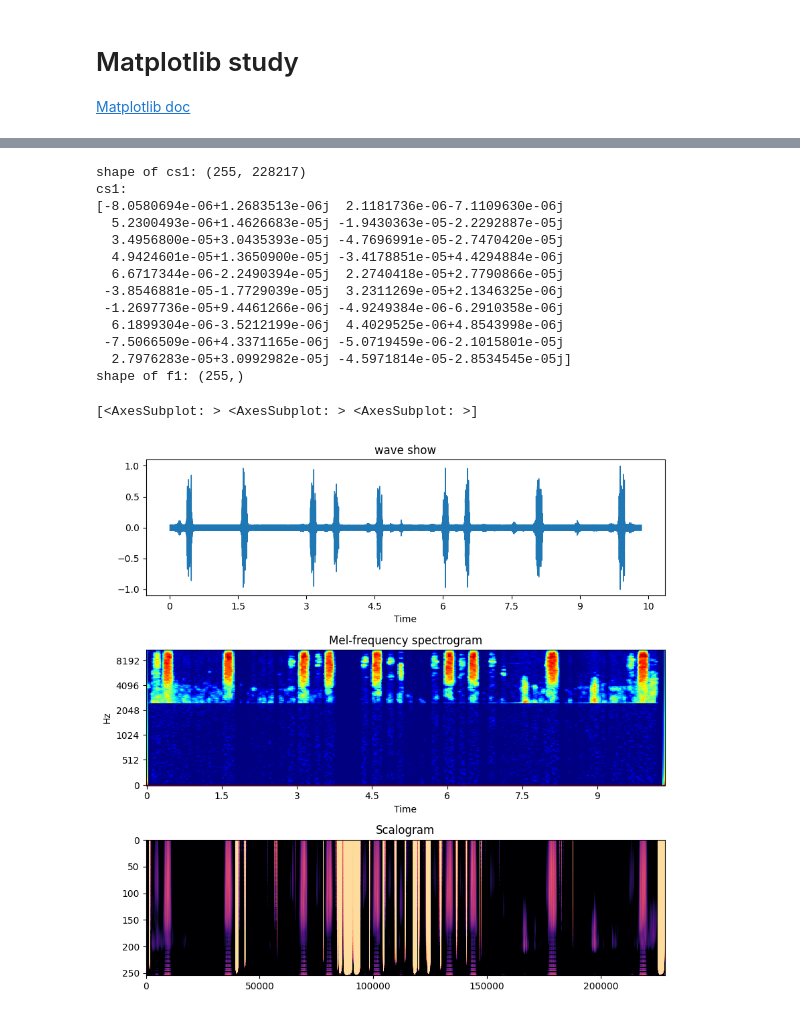
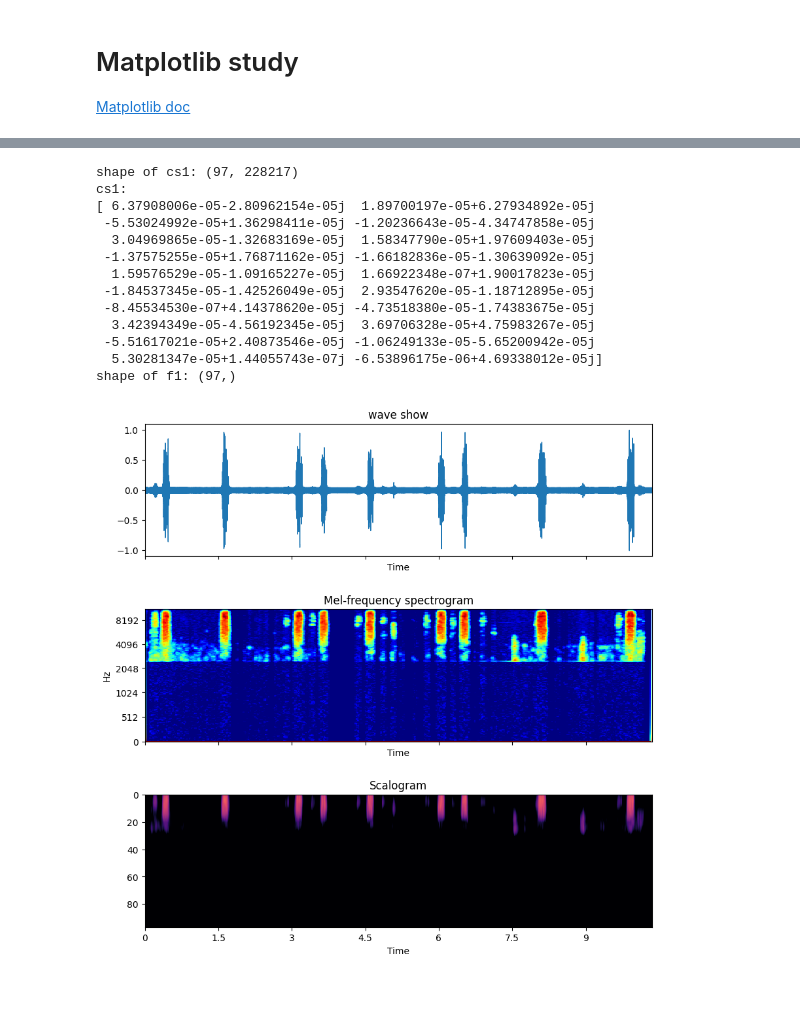
Before and after one commit to ryanz22/PestDataprocess, a Jupyter notebook: notebooks/matplotlib-trial.ipynb, the cells around one changed output, grey strips where cells are left out. Cells and saved outputs as stored; diff of their text form; code cells hidden in the pictures.

Commit message:
fix insect plot and add logging

```diff
--- a/notebooks/matplotlib-trial.ipynb
+++ b/notebooks/matplotlib-trial.ipynb
@@ -35,42 +32,47 @@ S_db = librosa.power_to_db(S, ref=np.max)
 
 d2, sr2 = librosa.load(fn)
 d2 = minmax_scale(d2 - d2.mean(), feature_range=(-1,1))
-cs1, f1 = cwt3(d2, nv=12, sr=sr2, low_freq=40)
+cs1, f1 = cwt2(d2, nv=12, sr=sr2, low_freq=40)
+#cs1, f1 = cwt3(d2, nv=12, sr=sr2, low_freq=40)
 print(f'shape of cs1: {cs1.shape}')
 print(f'cs1:\n{cs1[10][52000:52020]}')
 print(f'shape of f1: {f1.shape}')
 # %% [output]
-shape of cs1: (255, 228217)
+shape of cs1: (97, 228217)
 cs1:
-[-8.0580694e-06+1.2683513e-06j  2.1181736e-06-7.1109630e-06j
-  5.2300493e-06+1.4626683e-05j -1.9430363e-05-2.2292887e-05j
-  3.4956800e-05+3.0435393e-05j -4.7696991e-05-2.7470420e-05j
-  4.9424601e-05+1.3650900e-05j -3.4178851e-05+4.4294884e-06j
-  6.6717344e-06-2.2490394e-05j  2.2740418e-05+2.7790866e-05j
- -3.8546881e-05-1.7729039e-05j  3.2311269e-05+2.1346325e-06j
- -1.2697736e-05+9.4461266e-06j -4.9249384e-06-6.2910358e-06j
-  6.1899304e-06-3.5212199e-06j  4.4029525e-06+4.8543998e-06j
- -7.5066509e-06+4.3371165e-06j -5.0719459e-06-2.1015801e-05j
-  2.7976283e-05+3.0992982e-05j -4.5971814e-05-2.8534545e-05j]
-shape of f1: (255,)
+[ 6.37908006e-05-2.80962154e-05j  1.89700197e-05+6.27934892e-05j
+ -5.53024992e-05+1.36298411e-05j -1.20236643e-05-4.34747858e-05j
+  3.04969865e-05-1.32683169e-05j  1.58347790e-05+1.97609403e-05j
+ -1.37575255e-05+1.76871162e-05j -1.66182836e-05-1.30639092e-05j
+  1.59576529e-05-1.09165227e-05j  1.66922348e-07+1.90017823e-05j
+ -1.84537345e-05-1.42526049e-05j  2.93547620e-05-1.18712895e-05j
+ -8.45534530e-07+4.14378620e-05j -4.73518380e-05-1.74383675e-05j
+  3.42394349e-05-4.56192345e-05j  3.69706328e-05+4.75983267e-05j
+ -5.51617021e-05+2.40873546e-05j -1.06249133e-05-5.65200942e-05j
+  5.30281347e-05+1.44055743e-07j -6.53896175e-06+4.69338012e-05j]
+shape of f1: (97,)
 # %%
+#fig, axes = plt.subplots(3, 1, figsize=(10,10), sharex=True)
 fig, axes = plt.subplots(3, 1, figsize=(10,10), sharex=False)
 
 librosa.display.waveshow(y=d1, sr=sr1, ax=axes[0])
 axes[0].set(title='wave show')
 
 img = librosa.display.specshow(S_db, x_axis='time', y_axis='mel', sr=sr1, fmax=F_MAX, cmap='jet', ax=axes[1])
 # fig.colorbar(img, ax=axes[1], format='%+2.0f dB')
 axes[1].set(title='Mel-frequency spectrogram')
 
 cs1 = replace_zeroes(cs1)
-axes[2].imshow(20*np.log10(np.abs(cs1)), cmap=CMAP, aspect='auto', norm=None, vmax=0, vmin=-60)
+axes[2].imshow(20*np.log10(np.abs(cs1)), cmap=CMAP, aspect='auto', norm=None,
+    vmax=0, vmin=-60,
+    #extent=[0.0, dura1, cs1.shape[0], 0]
+)
+axes[2].set_xlabel('Time')
 axes[2].set(title='Scalogram')
 
 fig.subplots_adjust(hspace=0.4)
 plt.show()
 # %% [output]
-[<AxesSubplot: > <AxesSubplot: > <AxesSubplot: >]
-[figure, old version]
+[figure, new version]
 # %%
 plt.figure(figsize = (10,4))
```
Also changed, not shown: parts of 2 cells of this notebook, 14 other files.
